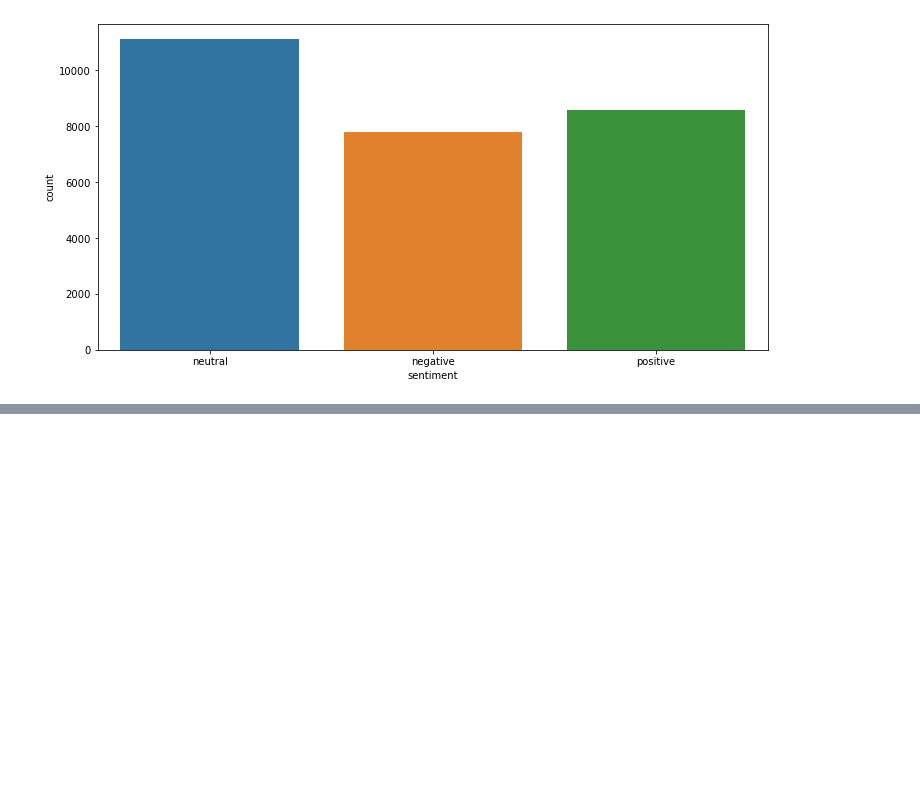
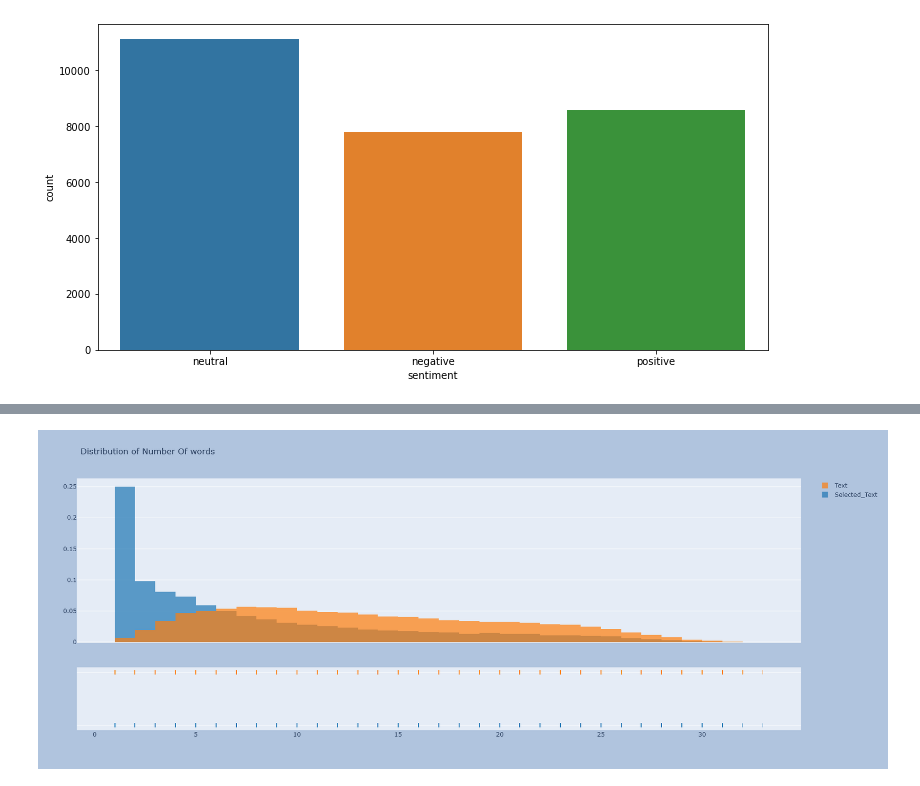
Before and after one commit to Cruzzor/twitter_sentiment, a Jupyter notebook: notebooks/Initial_Exploration.ipynb, the cells around one changed output, grey strips where cells are left out. Cells and saved outputs as stored; diff of their text form; code cells hidden in the pictures; blank space fills up the shorter version.

```diff
--- a/notebooks/Initial_Exploration.ipynb
+++ b/notebooks/Initial_Exploration.ipynb
@@ -133,3 +135,20 @@ train.head()
 | 2 | 088c60f138 | my boss is bullying me... | bullying me | negative | 0.166667 | 2 | 5 | ... |
 | 3 | 9642c003ef | what interview! leave me alone | leave me alone | negative | 0.600000 | 3 | 5 | ... |
 | 4 | 358bd9e861 | Sons of ****, why couldn`t they p... | Sons of ****, | negative | 0.214286 | 3 | 14 | ... |
+# %%
+hist_data = [train['num_words_st'],train['num_words_text']]
+
+group_labels = ['Selected_Text', 'Text']
+
+# Create distplot with custom bin_size
+fig = ff.create_distplot(hist_data, group_labels,show_curve=False)
+fig.update_layout(title_text='Distribution of Number Of words')
+fig.update_layout(
+    autosize=False,
+    width=900,
+    height=700,
+    paper_bgcolor="LightSteelBlue",
+)
+fig.show()
+# %% [output]
+[figure, added]
```
Also changed, not shown: parts of 3 cells of this notebook, 1 other file.
